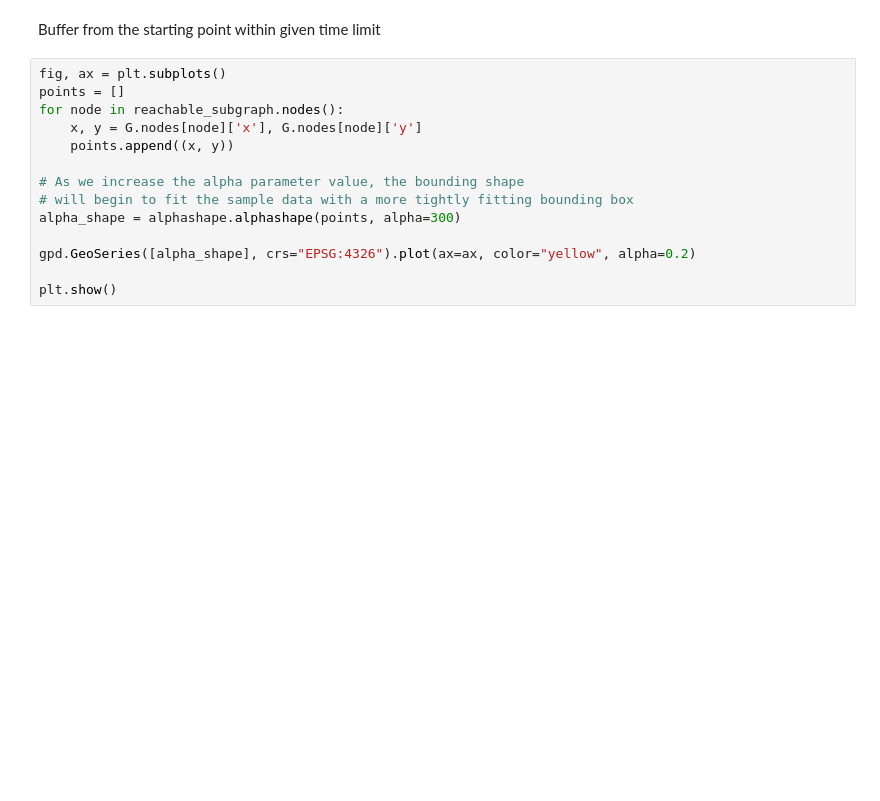
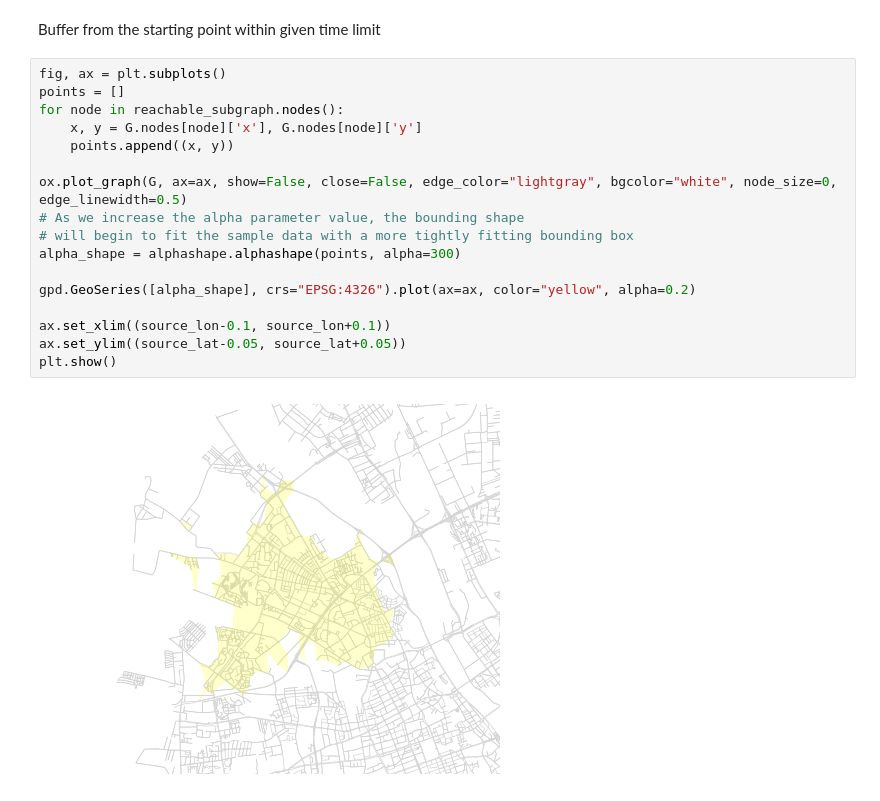
Before and after one commit to radekaadek/PAG2, a Jupyter notebook: main.ipynb, the cells around one changed output. Drawn from its saved outputs; the diff is of its cells as text; blank space fills up the shorter version.

```diff
--- a/main.ipynb
+++ b/main.ipynb
@@ -147,14 +147,19 @@ Buffer from the starting point within given time limit
 # %%
 fig, ax = plt.subplots()
 points = []
 for node in reachable_subgraph.nodes():
     x, y = G.nodes[node]['x'], G.nodes[node]['y']
     points.append((x, y))
 
+ox.plot_graph(G, ax=ax, show=False, close=False, edge_color="lightgray", bgcolor="white", node_size=0, edge_linewidth=0.5)
 # As we increase the alpha parameter value, the bounding shape
 # will begin to fit the sample data with a more tightly fitting bounding box
 alpha_shape = alphashape.alphashape(points, alpha=300)
 
 gpd.GeoSeries([alpha_shape], crs="EPSG:4326").plot(ax=ax, color="yellow", alpha=0.2)
 
+ax.set_xlim((source_lon-0.1, source_lon+0.1))
+ax.set_ylim((source_lat-0.05, source_lat+0.05))
 plt.show()
+# %% [output]
+[figure, added]
```
Also changed, not shown: parts of 4 cells of this notebook, 2 other files.
